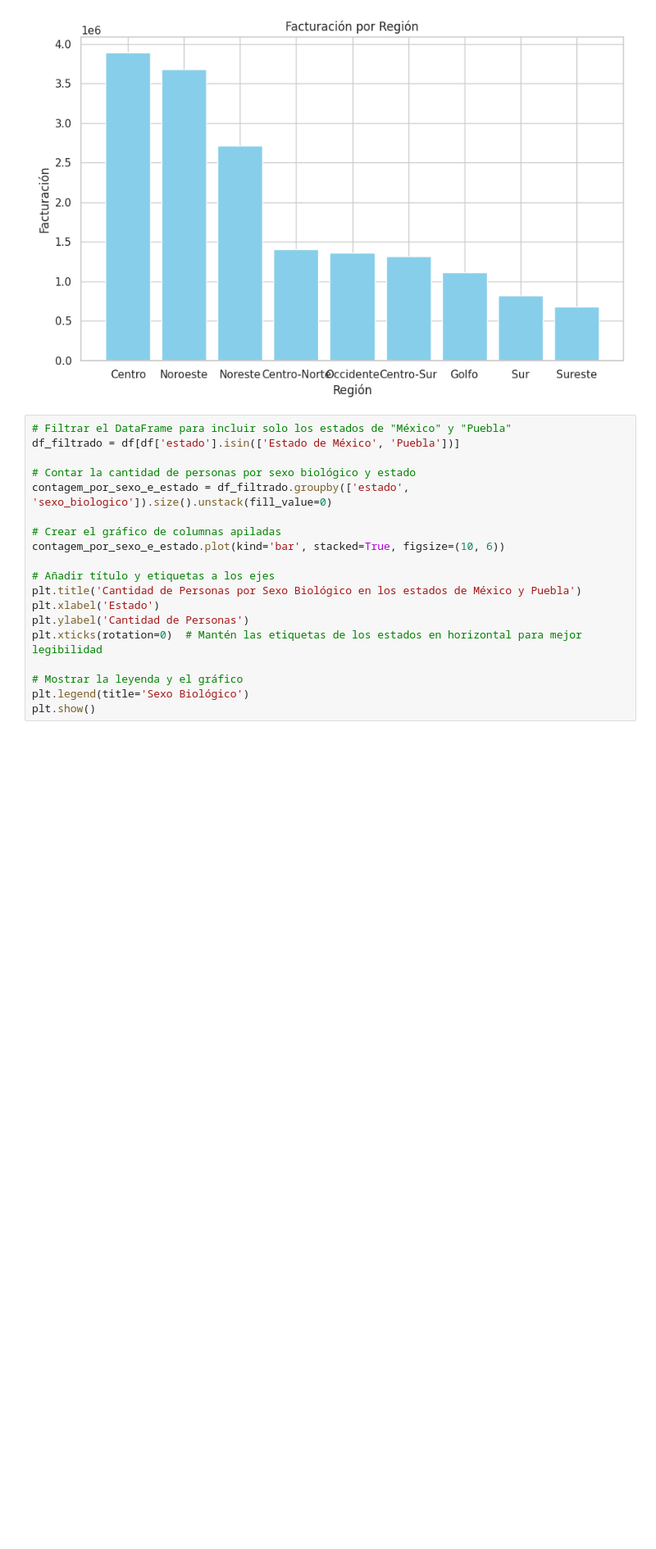
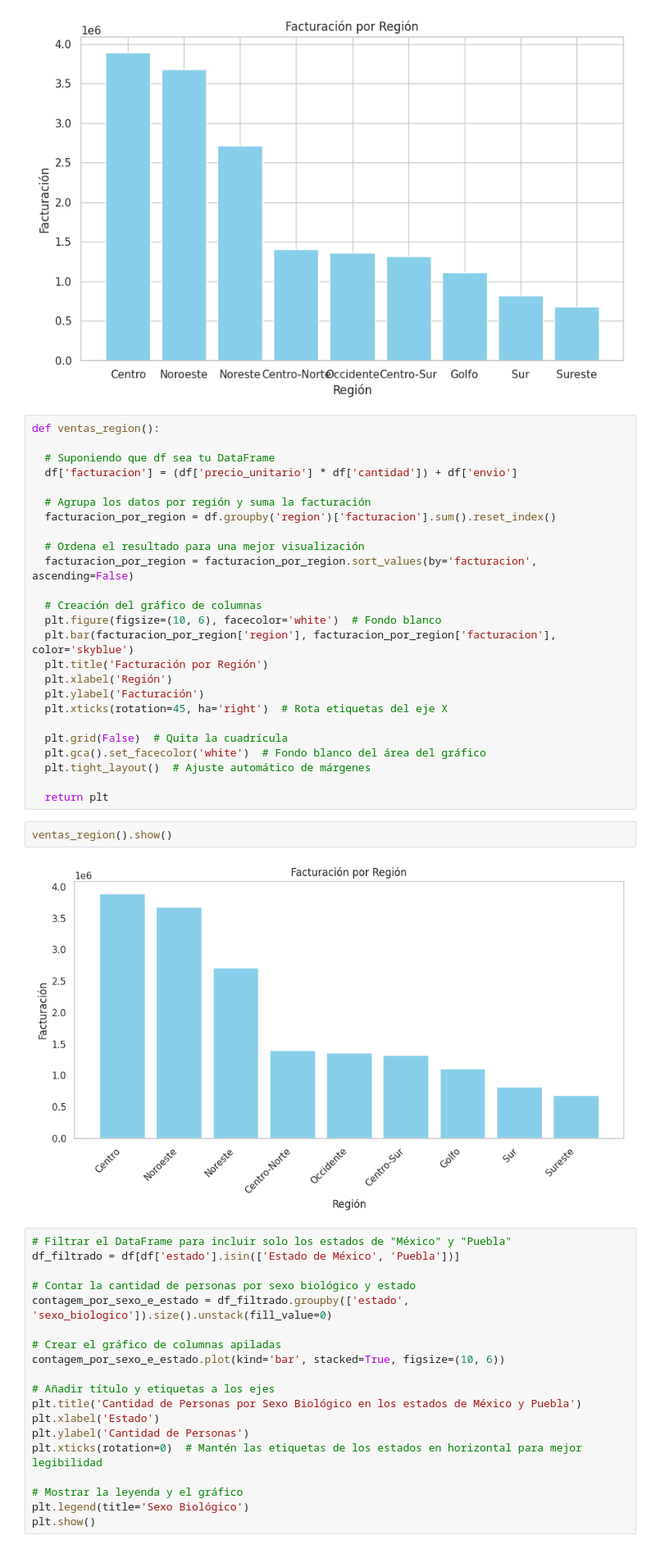
Before and after one commit to Starleen1996/Pandas-E-S, a Jupyter notebook: IA_aplicada_a_ciencia_de_datos.ipynb, the cells around one changed output. Shown at 82% size. Saved outputs shown, nothing was run; the diff lists cells and outputs as text; blank space fills up the shorter version.

```diff
--- a/IA_aplicada_a_ciencia_de_datos.ipynb
+++ b/IA_aplicada_a_ciencia_de_datos.ipynb
@@ -938,6 +938,35 @@ plt.ylabel('Facturación')  # Añade etiqueta al eje Y
 plt.show()  # Muestra el gráfico
 # %% [output]
 [figure]
+# %%
+def ventas_region():
+
+  # Suponiendo que df sea tu DataFrame
+  df['facturacion'] = (df['precio_unitario'] * df['cantidad']) + df['envio']
+
+  # Agrupa los datos por región y suma la facturación
+  facturacion_por_region = df.groupby('region')['facturacion'].sum().reset_index()
+
+  # Ordena el resultado para una mejor visualización
+  facturacion_por_region = facturacion_por_region.sort_values(by='facturacion', ascending=False)
+
+  # Creación del gráfico de columnas
+  plt.figure(figsize=(10, 6), facecolor='white')  # Fondo blanco
+  plt.bar(facturacion_por_region['region'], facturacion_por_region['facturacion'], color='skyblue')
+  plt.title('Facturación por Región')
+  plt.xlabel('Región')
+  plt.ylabel('Facturación')
+  plt.xticks(rotation=45, ha='right')  # Rota etiquetas del eje X
+
+  plt.grid(False)  # Quita la cuadrícula
+  plt.gca().set_facecolor('white')  # Fondo blanco del área del gráfico
+  plt.tight_layout()  # Ajuste automático de márgenes
+
+  return plt
+# %%
+ventas_region().show()
+# %% [output]
+[figure, added]
 # %%
 # Filtrar el DataFrame para incluir solo los estados de "México" y "Puebla"
 df_filtrado = df[df['estado'].isin(['Estado de México', 'Puebla'])]
```
Also changed, not shown: parts of 1 cell of this notebook.
